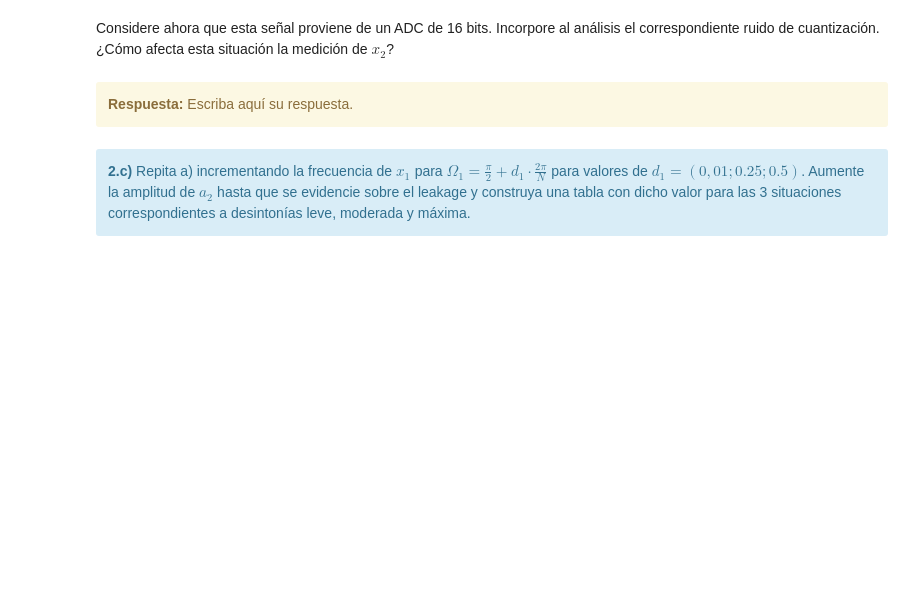
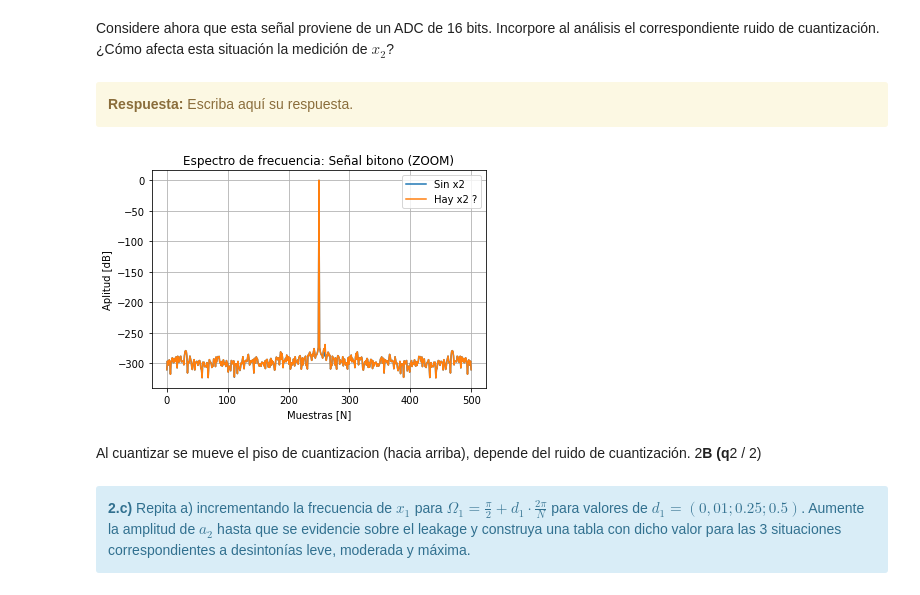
Before and after one commit to jbl95/pds-trabajosPracticos, a Jupyter notebook: TP2 - Ventanas.ipynb, the cells around one changed output. Cells and saved outputs as stored; diff of their text form; code cells hidden in the pictures; blank space fills up the shorter version.

```diff
--- a/TP2 - Ventanas.ipynb
+++ b/TP2 - Ventanas.ipynb
@@ -274,3 +345,57 @@ Considere ahora que esta señal proviene de un ADC de 16 bits. Incorpore al aná
+# %%
+##########################################
+# Acá podés generar los gráficos pedidos #
+##########################################
+
+
+v1 = 1
+# db = 6.8 * db
+
+# Puse un valor muy alto para eliminar el pico correspondiente.
+# Luego fui variando db hasta poder volver visualizarlo.
+# Aproximadamente -270 db ya se empieza a apreciar.
+db_high = -2750
+db = -270
+v2 = 10 ** (db_high /20)
+v3 = 10 ** (db/20)
+
+dc = 0
+ph = 0
+fs = 1000
+N = 1000
+
+df = fs / N
+
+o1 = fs / 4
+o2 = o1 + (10 * df)
+
+# Armo una tercera señal dónde varié la amplitud.
+tt1, x1 = mi_func_sen (v1, dc, o1, ph, N, fs)
+tt2, x2 = mi_func_sen (v2, dc, o2, ph, N, fs)
+tt3, x3 = mi_func_sen (v3, dc, o2, ph, N, fs)
+
+xt = x1 + x2
+xt_2 = x1 + x3
+ff, mod, fase = fft_modulo_fase (tt2,xt,fs,N)
+ff2, mod2, fase2 = fft_modulo_fase (tt2,xt_2,fs,N)
+
+mod = 20 * npy.log10(mod)
+mod2 = 20 * npy.log10(mod2)
+
+
+# Ploteo.
+plt.figure(2)
+plt.plot (ff, mod,label='Sin x2')
+plt.plot(ff2, mod2,label='Hay x2 ?')
+plt.title('Espectro de frecuencia: Señal bitono (ZOOM)')
+plt.xlabel('Muestras [N]')
+plt.ylabel('Aplitud [dB]')
+plt.legend()
+plt.grid()
+# %% [output]
+[figure, added]
+# %% [markdown]
+Al cuantizar se mueve el piso de cuantizacion (hacia arriba), depende del ruido de cuantización. 2**B  (q**2 / 2)
 # %% [markdown]
 <div class="alert alert-block alert-info">
 <b>2.c)</b> Repita a) incrementando la frecuencia de $x_1$ para $\Omega_1 = \frac{\pi}{2} + d_1·\frac{2\pi}{N}$ para valores de $d_1 = (0,01; 0.25; 0.5)$. Aumente la amplitud de $a_2$ hasta que se evidencie sobre el leakage y construya una tabla con dicho valor para las 3 situaciones correspondientes a desintonías leve, moderada y máxima.
```
Also changed, not shown: parts of 11 cells of this notebook.
